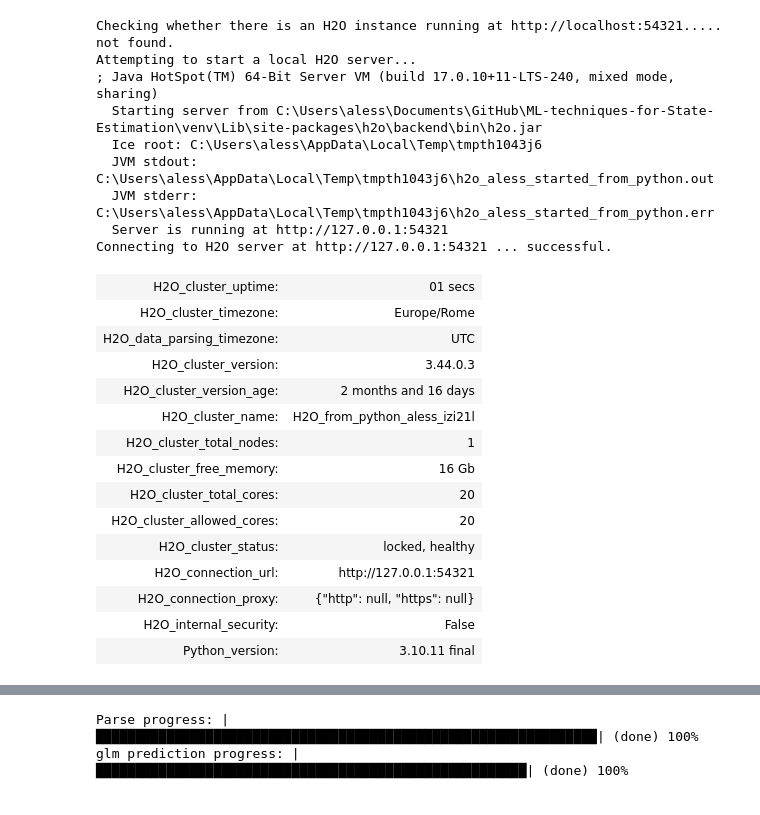
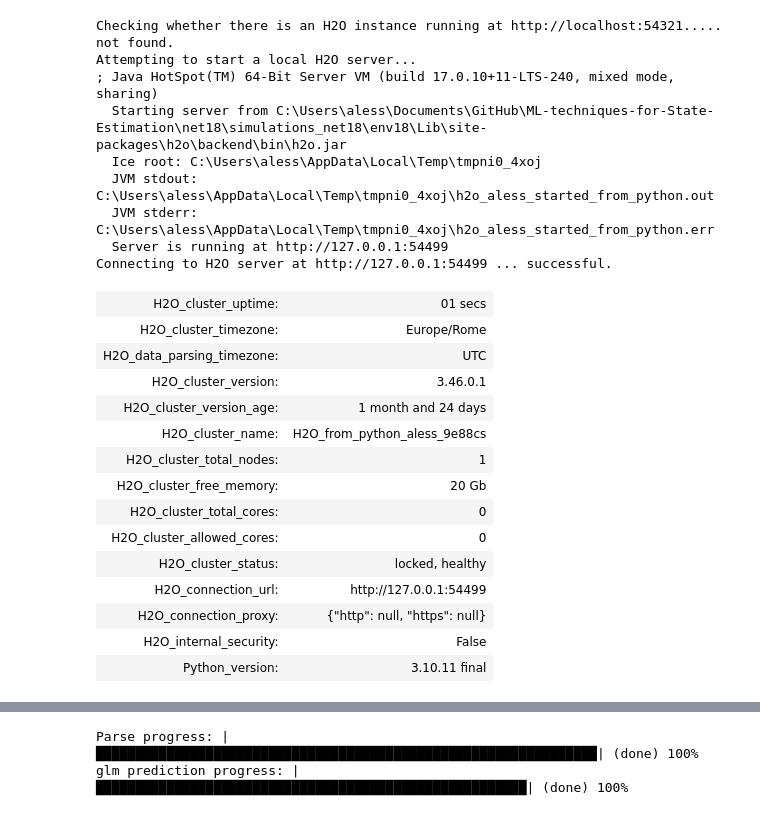
Before and after one commit to CarachinoAlessio/Explainable-AutoML-driven-State-Etimators, a Jupyter notebook: net18/simulations_net18/simulation_net18_h2o.ipynb, the cells around one changed output, grey strips where cells are left out. Saved outputs shown, nothing was run; the diff lists cells and outputs as text; code cells hidden in the pictures.

Commit message:
uploaded validation data and notebooks

```diff
--- a/net18/script_net18_h2o.ipynb
+++ b/net18/simulations_net18/simulation_net18_h2o.ipynb
@@ -7,31 +7,31 @@ import os
 # %%
 h2o.init(ip = "localhost",
 port = 54321,
 start_h2o = True,
-max_mem_size="16G",
+max_mem_size="20G",
 nthreads = -1)
 # %% [output]
 Checking whether there is an H2O instance running at http://localhost:54321..... not found.
 Attempting to start a local H2O server...
 ; Java HotSpot(TM) 64-Bit Server VM (build 17.0.10+11-LTS-240, mixed mode, sharing)
-  Starting server from C:\Users\aless\Documents\GitHub\ML-techniques-for-State-Estimation\venv\Lib\site-packages\h2o\backend\bin\h2o.jar
-  Ice root: C:\Users\aless\AppData\Local\Temp\tmpth1043j6
-  JVM stdout: C:\Users\aless\AppData\Local\Temp\tmpth1043j6\h2o_aless_started_from_python.out
-  JVM stderr: C:\Users\aless\AppData\Local\Temp\tmpth1043j6\h2o_aless_started_from_python.err
-  Server is running at http://127.0.0.1:54321
-Connecting to H2O server at http://127.0.0.1:54321 ... successful.
+  Starting server from C:\Users\aless\Documents\GitHub\ML-techniques-for-State-Estimation\net18\simulations_net18\env18\Lib\site-packages\h2o\backend\bin\h2o.jar
+  Ice root: C:\Users\aless\AppData\Local\Temp\tmpni0_4xoj
+  JVM stdout: C:\Users\aless\AppData\Local\Temp\tmpni0_4xoj\h2o_aless_started_from_python.out
+  JVM stderr: C:\Users\aless\AppData\Local\Temp\tmpni0_4xoj\h2o_aless_started_from_python.err
+  Server is running at http://127.0.0.1:54499
+Connecting to H2O server at http://127.0.0.1:54499 ... successful.
 | H2O_cluster_uptime: | 01 secs |
 | H2O_cluster_timezone: | Europe/Rome |
 | H2O_data_parsing_timezone: | UTC |
-| H2O_cluster_version: | 3.44.0.3 |
-| H2O_cluster_version_age: | 2 months and 16 days |
-| H2O_cluster_name: | H2O_from_python_aless_izi21l |
+| H2O_cluster_version: | 3.46.0.1 |
+| H2O_cluster_version_age: | 1 month and 24 days |
+| H2O_cluster_name: | H2O_from_python_aless_9e88cs |
 | H2O_cluster_total_nodes: | 1 |
-| H2O_cluster_free_memory: | 16 Gb |
-| H2O_cluster_total_cores: | 20 |
-| H2O_cluster_allowed_cores: | 20 |
+| H2O_cluster_free_memory: | 20 Gb |
+| H2O_cluster_total_cores: | 0 |
+| H2O_cluster_allowed_cores: | 0 |
 | H2O_cluster_status: | locked, healthy |
-| H2O_connection_url: | http://127.0.0.1:54321 |
+| H2O_connection_url: | http://127.0.0.1:54499 |
 | H2O_connection_proxy: | {"http": null, "https": null} |
 | H2O_internal_security: | False |
 | Python_version: | 3.10.11 final |
```
Also changed, not shown: parts of 9 cells of this notebook, 36 other files.
